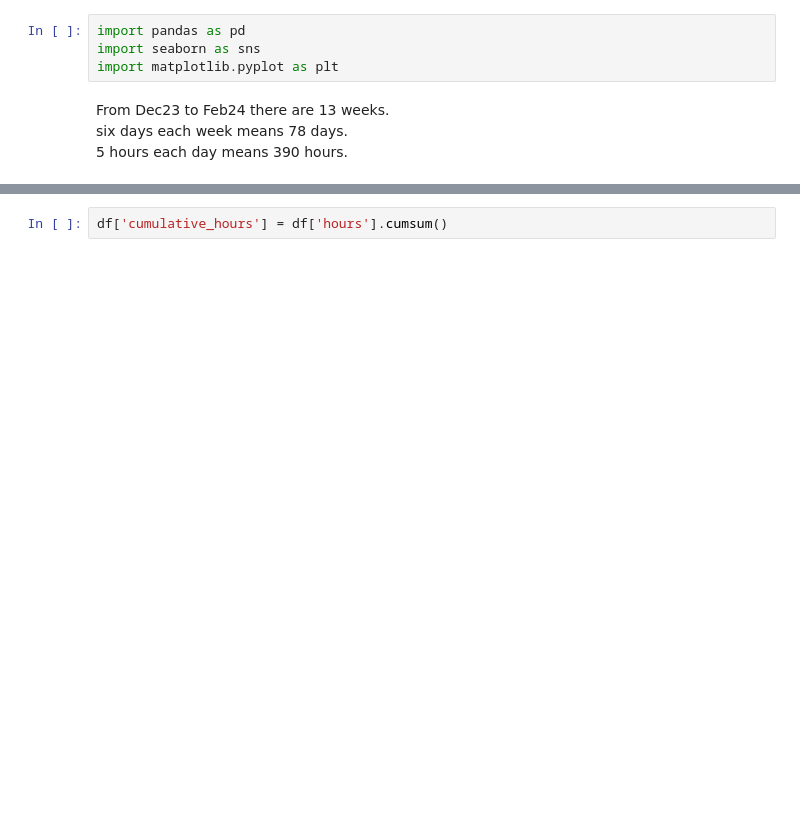
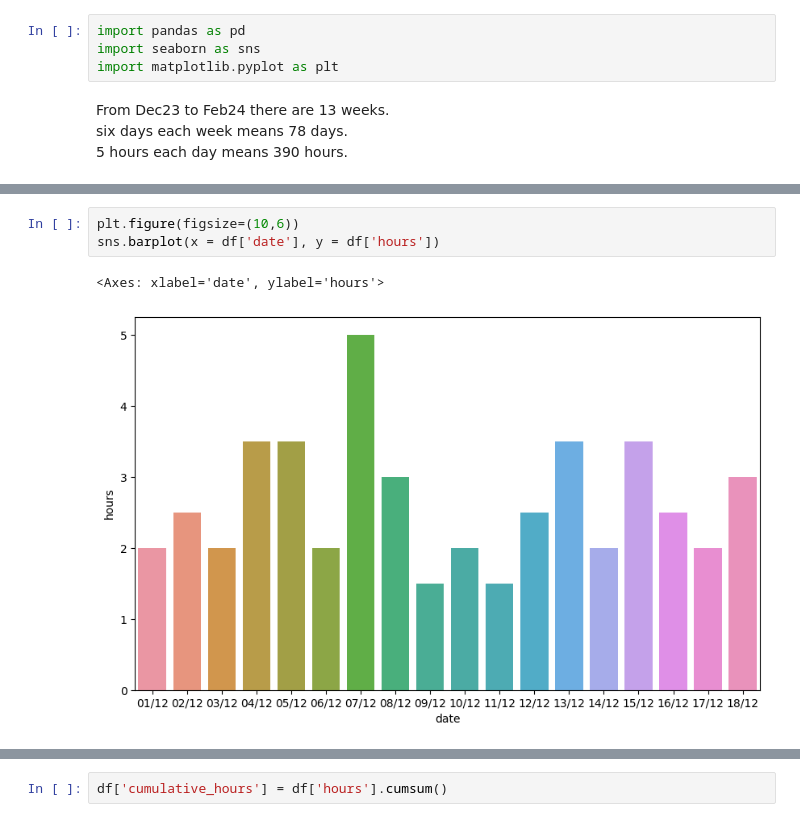
Before and after one commit to osama-gawish/KaggleNotebooks, a Jupyter notebook: studying-records.ipynb, the cells around one changed output, grey strips where cells are left out. Drawn from its saved outputs; the diff is of its cells as text; blank space fills up the shorter version.

```diff
--- a/studying-records.ipynb
+++ b/studying-records.ipynb
@@ -60,0 +64,6 @@ df.groupby('day', sort = False).agg({'hours': 'mean'})
+# %%
+plt.figure(figsize=(10,6))
+sns.barplot(x = df['date'], y = df['hours'])
+# %% [output]
+<Axes: xlabel='date', ylabel='hours'>
+[figure, added]
```
Also changed, not shown: parts of 9 cells of this notebook.
